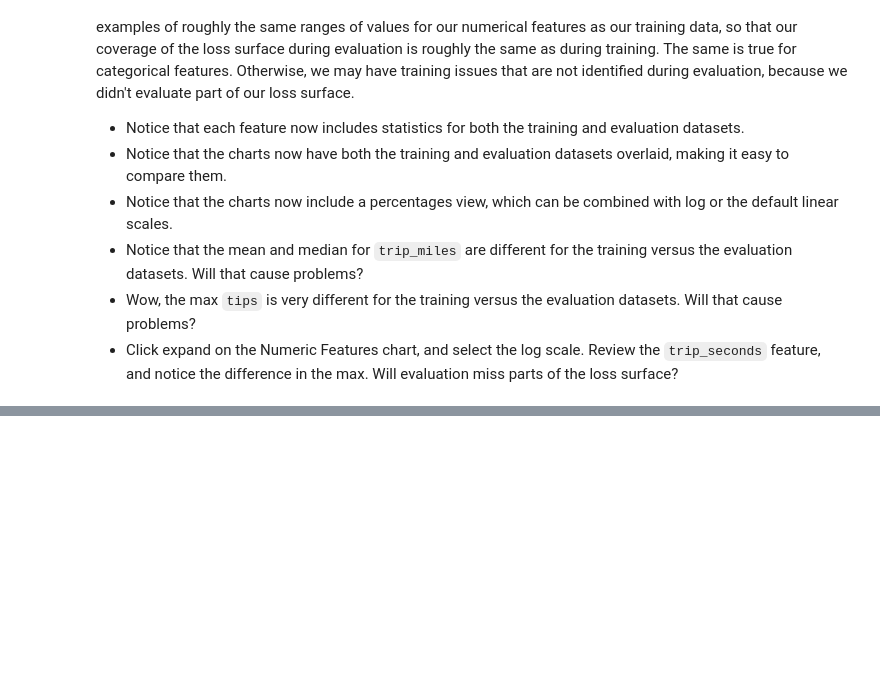
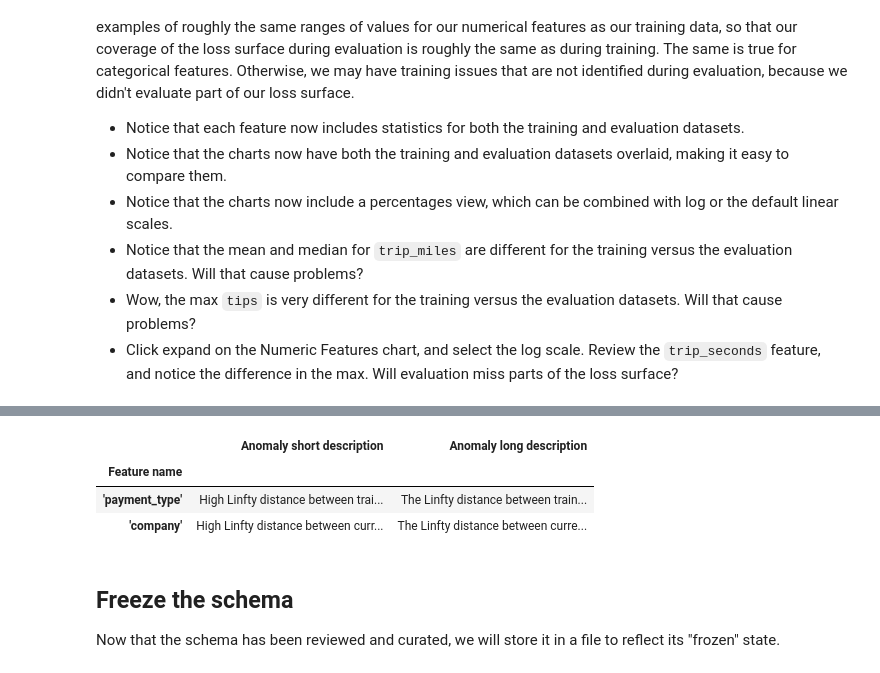
Before and after one commit to pengfei99/TensorFlowDataValidation, a Jupyter notebook: TFDV_example.ipynb, the cells around one changed output, grey strips where cells are left out. Cells and saved outputs as stored; diff of their text form; code cells hidden in the pictures; blank space fills up the shorter version.

```diff
--- a/TFDV_example.ipynb
+++ b/TFDV_example.ipynb
@@ -149,0 +214,6 @@ tfdv.visualize_statistics(lhs_statistics=eval_stats, rhs_statistics=train_stats,
+# %%
+options = tfdv.StatsOptions(schema=schema, infer_type_from_schema=True)
+serving_stats = tfdv.generate_statistics_from_csv(SERVING_DATA, stats_options=options)
+serving_anomalies = tfdv.validate_statistics(serving_stats, schema)
+
+tfdv.display_anomalies(serving_anomalies)
@@ -149,0 +227,11 @@ tfdv.visualize_statistics(lhs_statistics=eval_stats, rhs_statistics=train_stats,
+# %%
+# All features are by default in both TRAINING and SERVING environments.
+schema.default_environment.append('TRAINING')
+schema.default_environment.append('SERVING')
+
+# Specify that 'tips' feature is not in SERVING environment.
+tfdv.get_feature(schema, 'tips').not_in_environment.append('SERVING')
+
+serving_anomalies_with_env = tfdv.validate_statistics(serving_stats, schema, environment='SERVING')
+
+tfdv.display_anomalies(serving_anomalies_with_env)
@@ -149,0 +265,23 @@ tfdv.visualize_statistics(lhs_statistics=eval_stats, rhs_statistics=train_stats,
+# %%
+# Add skew comparator for 'payment_type' feature.
+payment_type = tfdv.get_feature(schema, 'payment_type')
+payment_type.skew_comparator.infinity_norm.threshold = 0.01
+
+# Add drift comparator for 'company' feature.
+company=tfdv.get_feature(schema, 'company')
+company.drift_comparator.infinity_norm.threshold = 0.001
+
+skew_anomalies = tfdv.validate_statistics(train_stats, schema,
+                                          previous_statistics=eval_stats,
+                                          serving_statistics=serving_stats)
+
+tfdv.display_anomalies(skew_anomalies)
+# %% [output]
+|  | Anomaly short description | Anomaly long description |
+| Feature name |  |  |
+| 'payment_type' | High Linfty distance between trai... | The Linfty distance between train... |
+| 'company' | High Linfty distance between curr... | The Linfty distance between curre... |
+# %% [markdown]
+## Freeze the schema
+
+Now that the schema has been reviewed and curated, we will store it in a file to reflect its "frozen" state.
```
Also changed, not shown: parts of 19 cells of this notebook.
